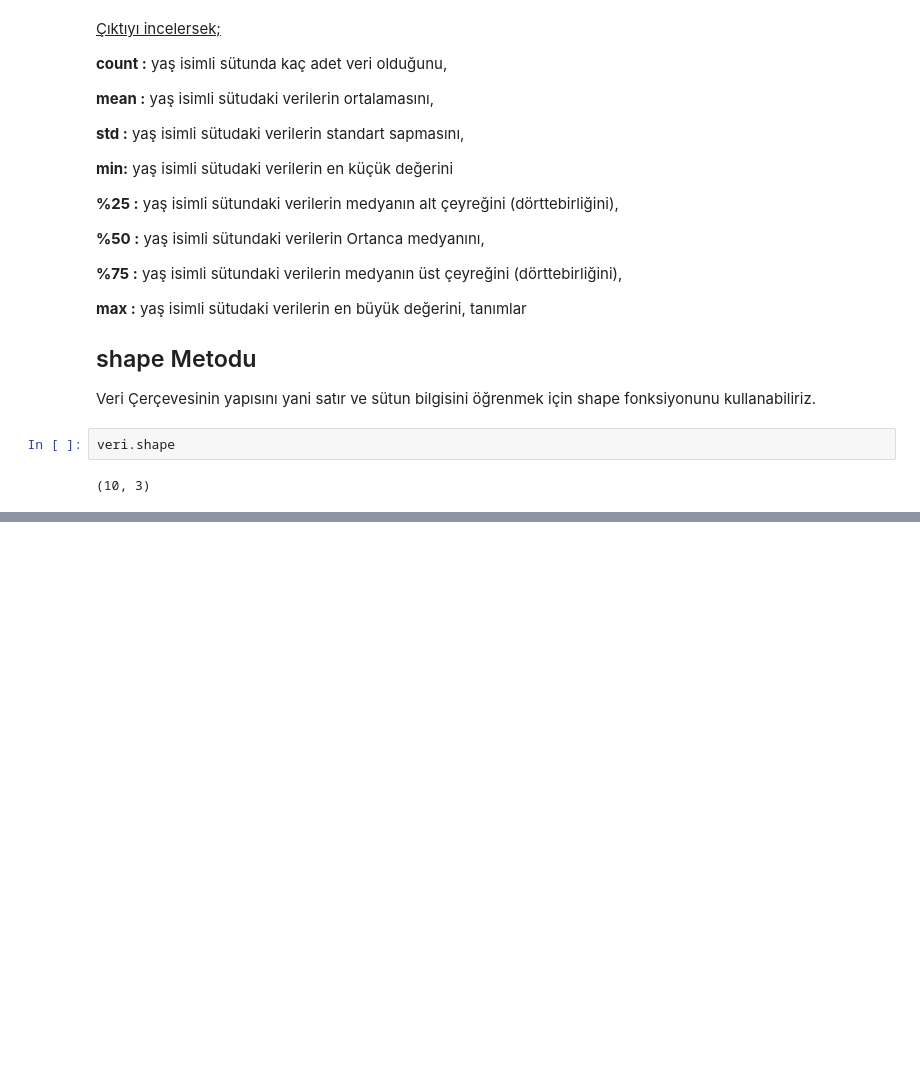
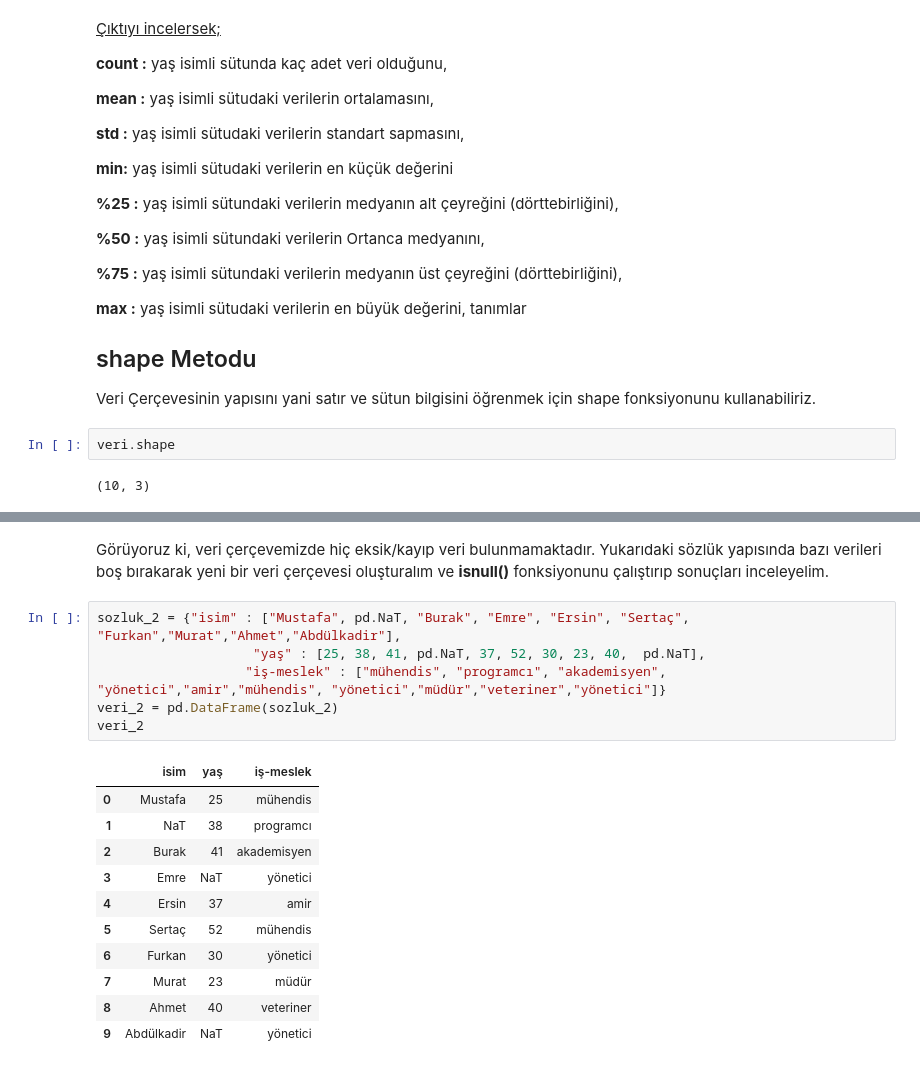
Before and after one commit to mhalil/Pandas_Notlari, a Jupyter notebook: Veriyi_Kesfet_incele.ipynb, the cells around one changed output, grey strips where cells are left out. Cells and saved outputs as stored; diff of their text form; blank space fills up the shorter version.

```diff
--- a/Veriyi_Kesfet_incele.ipynb
+++ b/Veriyi_Kesfet_incele.ipynb
@@ -189,0 +263,20 @@ veri.shape
+# %% [markdown]
+Görüyoruz ki, veri çerçevemizde hiç eksik/kayıp veri bulunmamaktadır. Yukarıdaki sözlük yapısında bazı verileri boş bırakarak yeni bir veri çerçevesi oluşturalım ve  **isnull()**  fonksiyonunu çalıştırıp sonuçları inceleyelim.
+# %%
+sozluk_2 = {"isim" : ["Mustafa", pd.NaT, "Burak", "Emre", "Ersin", "Sertaç", "Furkan","Murat","Ahmet","Abdülkadir"],
+                    "yaş" : [25, 38, 41, pd.NaT, 37, 52, 30, 23, 40,  pd.NaT],
+                   "iş-meslek" : ["mühendis", "programcı", "akademisyen", "yönetici","amir","mühendis", "yönetici","müdür","veteriner","yönetici"]}
+veri_2 = pd.DataFrame(sozluk_2)
+veri_2
+# %% [output]
+|  | isim | yaş | iş-meslek |
+| 0 | Mustafa | 25 | mühendis |
+| 1 | NaT | 38 | programcı |
+| 2 | Burak | 41 | akademisyen |
+| 3 | Emre | NaT | yönetici |
+| 4 | Ersin | 37 | amir |
+| 5 | Sertaç | 52 | mühendis |
+| 6 | Furkan | 30 | yönetici |
+| 7 | Murat | 23 | müdür |
+| 8 | Ahmet | 40 | veteriner |
+| 9 | Abdülkadir | NaT | yönetici |
```
Also changed, not shown: parts of 14 cells of this notebook.
